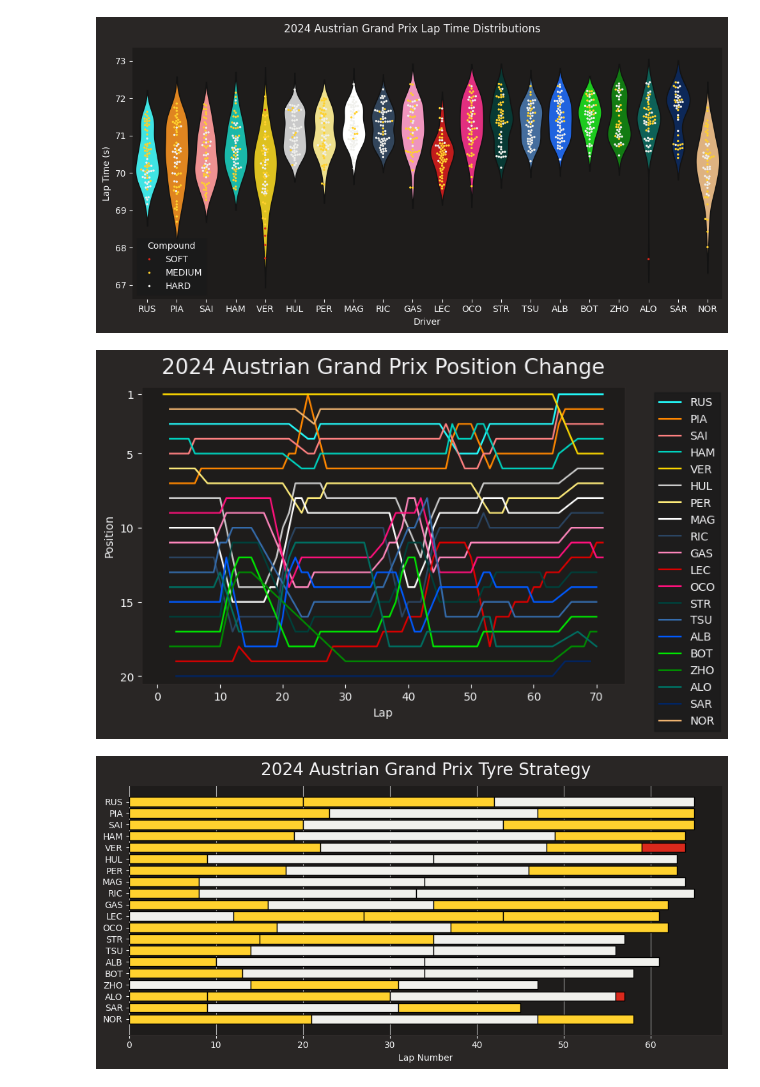
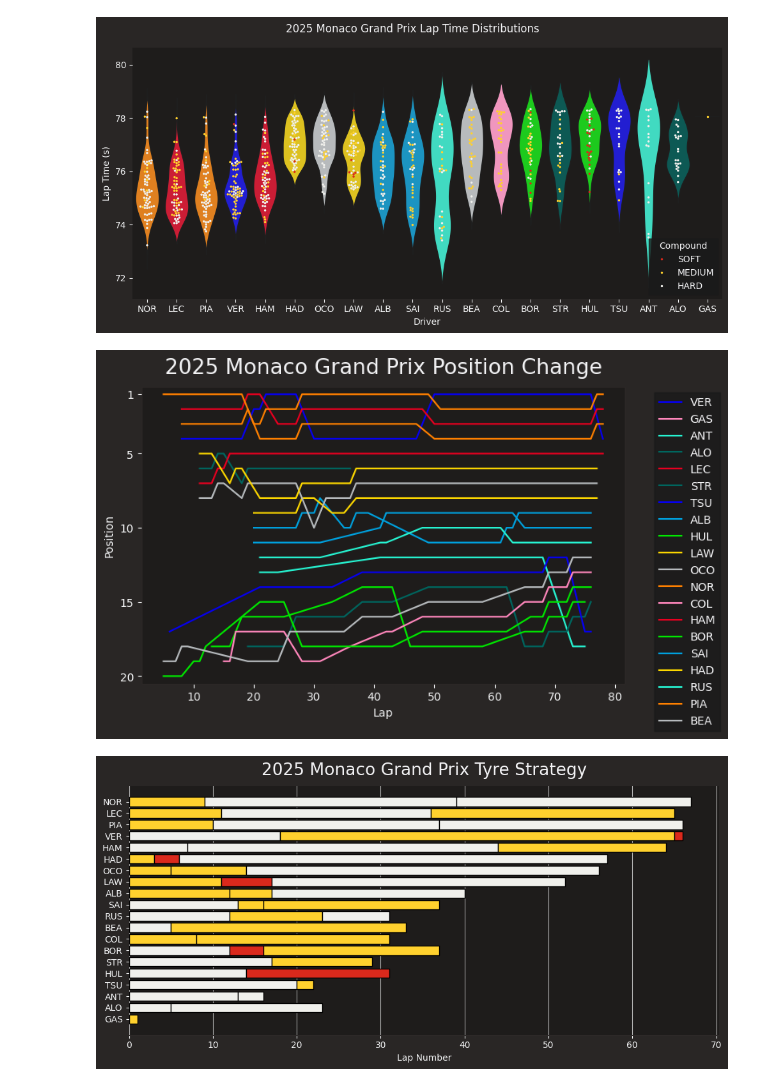
Before and after one commit to brian6030/fastf1_util_functions, a Jupyter notebook: race_session_example.ipynb, the cells around one changed output. Drawn from its saved outputs; the diff is of its cells as text; code cells hidden in the pictures.

Commit message:
Update get driver color

```diff
--- a/race_session_example.ipynb
+++ b/race_session_example.ipynb
@@ -42,4 +28,4 @@ import seaborn as sns
 # %%
-session = fastf1.get_session(2024, 11, 'r')
+session = fastf1.get_session(2025, 8, 'r')
 session.load()
 # %% [output]
@@ -86,6 +69,8 @@ driver_laps = driver_laps.reset_index()
 
 finishing_order = [session.get_driver(i)["Abbreviation"] for i in drivers]
 print('Finishing order: ', finishing_order)
-driver_colors = {abv: fastf1.plotting.DRIVER_COLORS[driver] for abv,
-                 driver in fastf1.plotting.DRIVER_TRANSLATE.items()}
+driver_colors = {}
+for driver_abbr in driver_laps['Driver'].unique():
+    color = fastf1.plotting.get_driver_color(driver_abbr, session)
+    driver_colors[driver_abbr] = color
 # %% [output]
@@ -112,33 +102,33 @@ fastf1_util.plot_lap_time_distributions(
     finishing_order=finishing_order,
     driver_colors=driver_colors,
     compound_colors=compound_colors,
-    title="2024 Austrian Grand Prix Lap Time Distributions",
+    title="2025 Monaco Grand Prix Lap Time Distributions",
     marker_size = 2.5
 )
 # %% [output]
-[figure, old version]
+[figure, new version]
 # %%
 fastf1_util.plot_driver_positions(
     driver_laps,
     driver_colors,
-    title="2024 Austrian Grand Prix Position Change")
+    title="2025 Monaco Grand Prix Position Change")
 # %% [output]
-[figure, old version]
+[figure, new version]
 # %%
 stints = laps[["Driver", "Stint", "Compound", "LapNumber"]]
 stints = stints.groupby(["Driver", "Stint", "Compound"])
 stints = stints.count().reset_index()
 
 stints = stints.rename(columns={"LapNumber": "StintLength"})
 
 fastf1_util.plot_tyre_strategy(
     finishing_order,
     stints,
     driver_colors,
     compound_colors,
-    title="2024 Austrian Grand Prix Tyre Strategy")
+    title="2025 Monaco Grand Prix Tyre Strategy")
 # %% [output]
-[figure, old version]
+[figure, new version]
 # %%
 driver_list = ["VER", "NOR", "RUS"]
 fastf1_util.plot_driver_laps(
```
Also changed, not shown: parts of 7 cells of this notebook, 1 other file.
